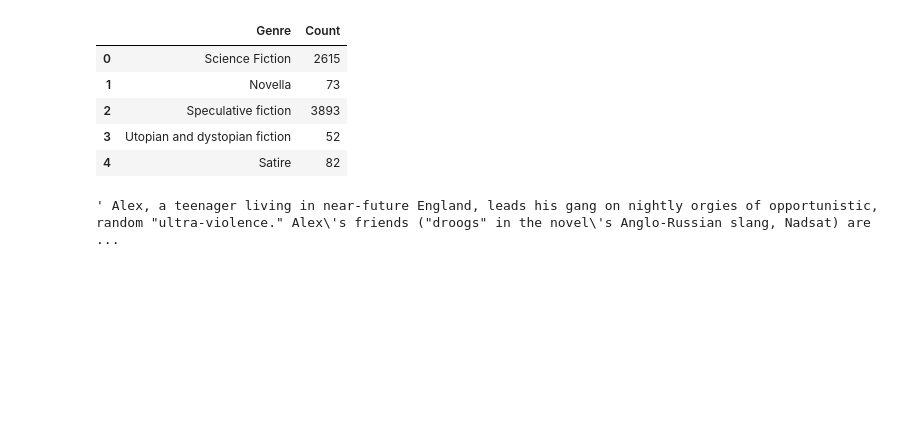
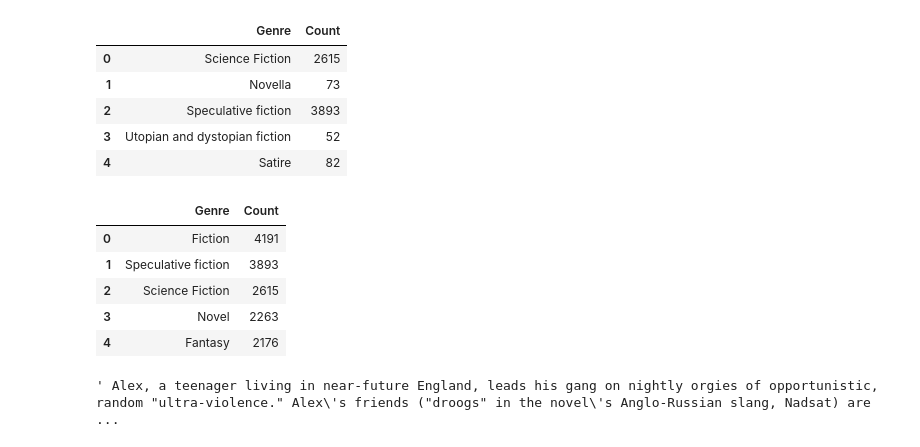
Before and after one commit to steven-lm/Genre-Classifier, a Jupyter notebook: notebook.ipynb, the cells around one changed output. Drawn from its saved outputs; the diff is of its cells as text; code cells hidden in the pictures; blank space fills up the shorter version.

```diff
--- a/notebook.ipynb
+++ b/notebook.ipynb
@@ -203,6 +244,14 @@ all_genres_df.head()
 # %%
 all_genres_df = all_genres_df.sort_values(by='Count', ascending = False)
 all_genres_df = all_genres_df.reset_index(drop=True)
+all_genres_df.head()
+# %% [output]
+|  | Genre | Count |
+| 0 | Fiction | 4191 |
+| 1 | Speculative fiction | 3893 |
+| 2 | Science Fiction | 2615 |
+| 3 | Novel | 2263 |
+| 4 | Fantasy | 2176 |
 # %%
 df.Summary[0][:300]
 # %% [output]
```
Also changed, not shown: parts of 45 cells of this notebook.
